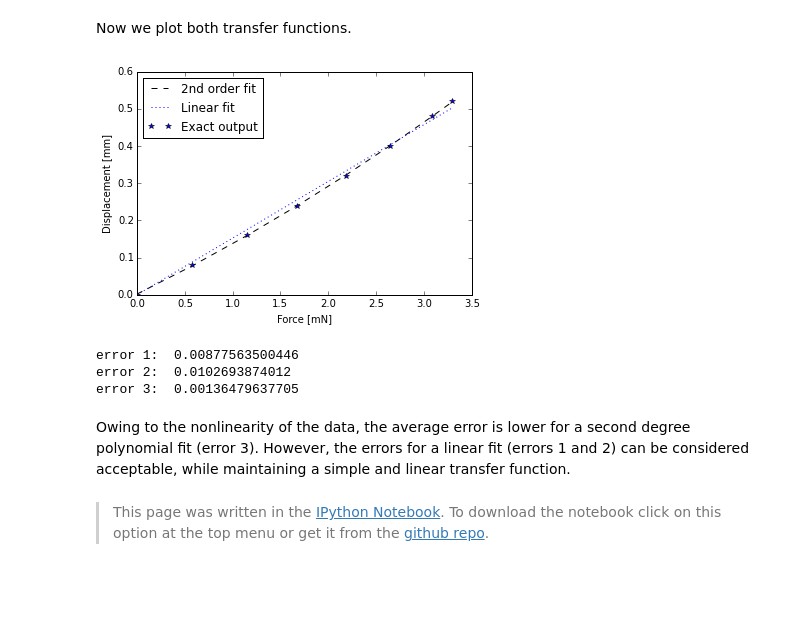
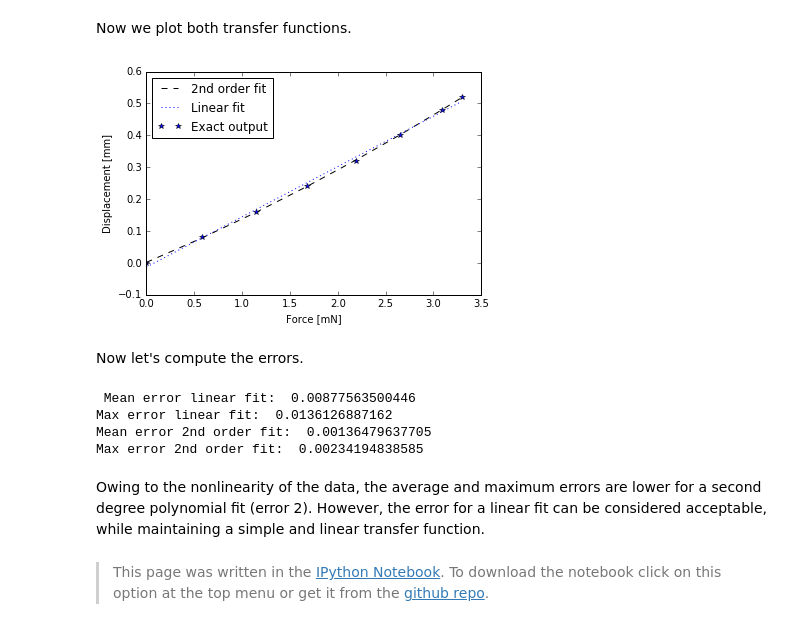
Before and after one commit to agmarrugo/sensors-actuators, a Jupyter notebook: notebooks/position-sensor.ipynb, the cells around one changed output. Drawn from its saved outputs; the diff is of its cells as text; code cells hidden in the pictures; blank space fills up the shorter version.

```diff
--- a/notebooks/position-sensor.ipynb
+++ b/notebooks/position-sensor.ipynb
@@ -117,45 +73,44 @@ plt.show()
 For the transfer function in (2), $y = a+bf+cf^2$, we have to find $a$, $b$, and $c$.
 # %%
 # polyfit computes the coefficients a and b of degree=1
-c3,b3,a3 = np.polyfit(f,d,2)
+c2,b2,a2 = np.polyfit(f,d,2)
 
-print 'The coefficients are a =',a3,'b =',b3,'c =',c3
+print 'The coefficients are a =',a2,'b =',b2,'c =',c2
 # %% [output]
 The coefficients are a = 0.00187368040221 b = 0.126233269703 c = 0.00926531112283
 # %% [markdown]
 Now we plot both transfer functions.
 # %%
-d3 = a3+b3*f+c3*f**2
-tf3=plt.plot(f,d3,'--k',label='2nd order fit')
-tf2=plt.plot(f,d2,':b',label='Linear fit')
-tf1=plt.plot(f,d,'*',label='Exact output')
+d2 = a2+b2*f+c2*f**2
+tf2=plt.plot(f,d2,'--k',label='2nd order fit')
+tf1=plt.plot(f,d1,':b',label='Linear fit')
+tf0=plt.plot(f,d,'*',label='Exact output')
 plt.ylabel('Displacement [mm]')
 plt.xlabel('Force [mN]')
-#plt.legend([tf3, tf2, tf1])
 plt.legend(loc='upper left')
 plt.show()
-
-#line_up, = plt.plot([1,2,3], label='Line 2')
-#line_down, = plt.plot([3,2,1], label='Line 1')
 # %% [output]
-[figure, old version]
+[figure, new version]
+# %% [markdown]
+Now let's compute the errors.
 # %%
-# without forcing b=0
+# Linear fit error
 error1 = np.sum(np.abs(d - d1))/len(d)
-print 'error 1: ',error1
+error1_max = np.max(np.abs(d - d1))
+print 'Mean error linear fit: ', error1
+print 'Max error linear fit: ', error1_max
 
-# forcing b=0
+# Error fitting to a second order degree polynomial
 error2 = np.sum(np.abs(d - d2))/len(d)
-print 'error 2: ',error2
-
-# fitting to a second order degree polynomial
-error3 = np.sum(np.abs(d - d3))/len(d)
-print 'error 3: ',error3
+error2_max = np.max(np.abs(d - d2))
+print 'Mean error 2nd order fit: ',error2
+print 'Max error 2nd order fit: ',error2_max
 # %% [output]
-error 1:  0.00877563500446
-error 2:  0.0102693874012
-error 3:  0.00136479637705
+ Mean error linear fit:  0.00877563500446
+Max error linear fit:  0.0136126887162
+Mean error 2nd order fit:  0.00136479637705
+Max error 2nd order fit:  0.00234194838585
 # %% [markdown]
-Owing to the nonlinearity of the data, the average error is lower for a second degree polynomial fit (error 3). However, the errors for a linear fit (errors 1 and 2) can be considered acceptable, while maintaining a simple and linear transfer function.
+Owing to the nonlinearity of the data, the average and maximum errors are lower for a second degree polynomial fit (error 2). However, the error for a linear fit can be considered acceptable, while maintaining a simple and linear transfer function.
 # %% [markdown]
 > This page was written in the [IPython Notebook](http://ipython.org/notebook.html). To download the notebook click on this option at the top menu or get it from the [github repo](https://github.com/agmarrugo/sensors-actuators).
```
Also changed, not shown: parts of 9 cells of this notebook.
